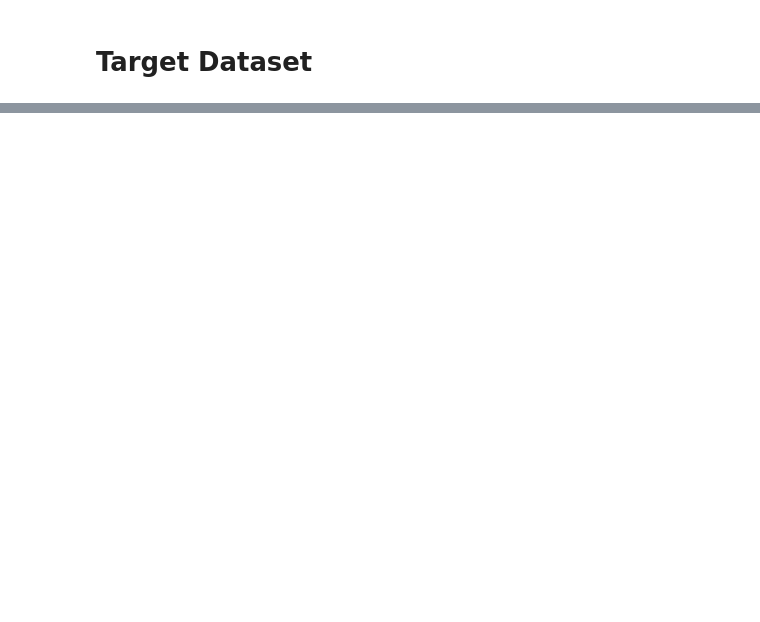
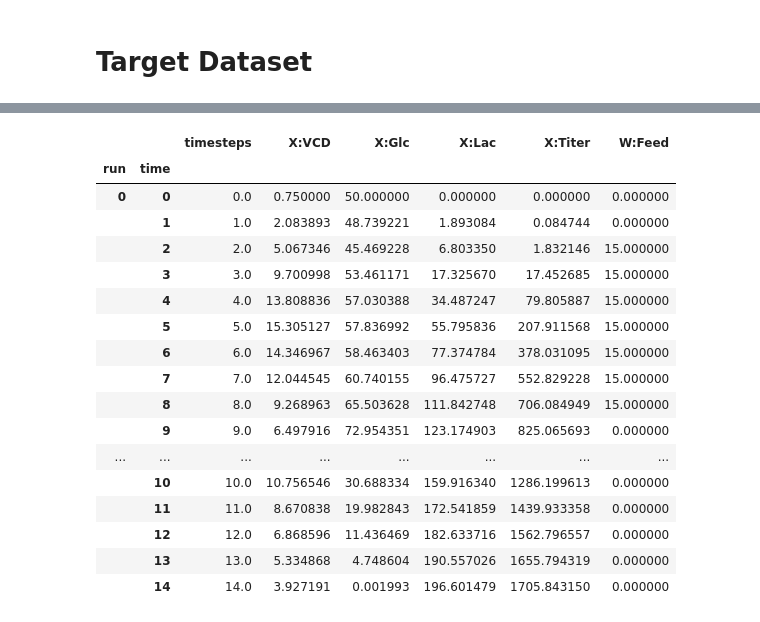
Before and after one commit to deepbiolab/diffbio, a Jupyter notebook: notebook/data_modules.ipynb, the cells around one changed output, grey strips where cells are left out. Cells and saved outputs as stored; diff of their text form; code cells hidden in the pictures; blank space fills up the shorter version.

```diff
--- a/notebook/data_modules.ipynb
+++ b/notebook/data_modules.ipynb
@@ -133,0 +230,54 @@ tar
+# %%
+def select_max_distance_experiments(bwu, num_experiments=5):
+    # Standardize the data
+    scaler = StandardScaler()
+    bwu_normalized = scaler.fit_transform(bwu)
+
+    # Calculate pairwise distance matrix
+    distance_matrix = pairwise_distances(bwu_normalized, metric='euclidean')
+
+    # Initialize the selected experiments list
+    selected_experiments = [0]  # Start with the first experiment
+
+    for _ in range(1, num_experiments):
+        max_dist = 0
+        next_exp = None
+
+        for i in range(bwu.shape[0]):
+            if i in selected_experiments:
+                continue
+            # Calculate the minimum distance from this experiment to the selected experiments
+            min_dist_to_selected = min(distance_matrix[i, j] for j in selected_experiments)
+
+            if min_dist_to_selected > max_dist:
+                max_dist = min_dist_to_selected
+                next_exp = i
+
+        selected_experiments.append(next_exp)
+
+    return bwu.iloc[selected_experiments]
+# %%
+bwu_ood_high_titer = generate_bwu(owu_ood_high_titer)
+selected_index = select_max_distance_experiments(bwu_ood_high_titer, num_experiments=5).index
+
+owu_ood_high_titer_selected = owu_ood_high_titer[owu_ood_high_titer.index.get_level_values('run').isin(selected_index)]
+owu_ood_high_titer_selected
+# %% [output]
+|  |  | timesteps | X:VCD | X:Glc | X:Lac | X:Titer | W:Feed |
+| run | time |  |  |  |  |  |  |
+| 0 | 0 | 0.0 | 0.750000 | 50.000000 | 0.000000 | 0.000000 | 0.000000 |
+|  | 1 | 1.0 | 2.083893 | 48.739221 | 1.893084 | 0.084744 | 0.000000 |
+|  | 2 | 2.0 | 5.067346 | 45.469228 | 6.803350 | 1.832146 | 15.000000 |
+|  | 3 | 3.0 | 9.700998 | 53.461171 | 17.325670 | 17.452685 | 15.000000 |
+|  | 4 | 4.0 | 13.808836 | 57.030388 | 34.487247 | 79.805887 | 15.000000 |
+|  | 5 | 5.0 | 15.305127 | 57.836992 | 55.795836 | 207.911568 | 15.000000 |
+|  | 6 | 6.0 | 14.346967 | 58.463403 | 77.374784 | 378.031095 | 15.000000 |
+|  | 7 | 7.0 | 12.044545 | 60.740155 | 96.475727 | 552.829228 | 15.000000 |
+|  | 8 | 8.0 | 9.268963 | 65.503628 | 111.842748 | 706.084949 | 15.000000 |
+|  | 9 | 9.0 | 6.497916 | 72.954351 | 123.174903 | 825.065693 | 0.000000 |
+| ... | ... | ... | ... | ... | ... | ... | ... |
+|  | 10 | 10.0 | 10.756546 | 30.688334 | 159.916340 | 1286.199613 | 0.000000 |
+|  | 11 | 11.0 | 8.670838 | 19.982843 | 172.541859 | 1439.933358 | 0.000000 |
+|  | 12 | 12.0 | 6.868596 | 11.436469 | 182.633716 | 1562.796557 | 0.000000 |
+|  | 13 | 13.0 | 5.334868 | 4.748604 | 190.557026 | 1655.794319 | 0.000000 |
+|  | 14 | 14.0 | 3.927191 | 0.001993 | 196.601479 | 1705.843150 | 0.000000 |
```
Also changed, not shown: parts of 12 cells of this notebook, 17 other files.
